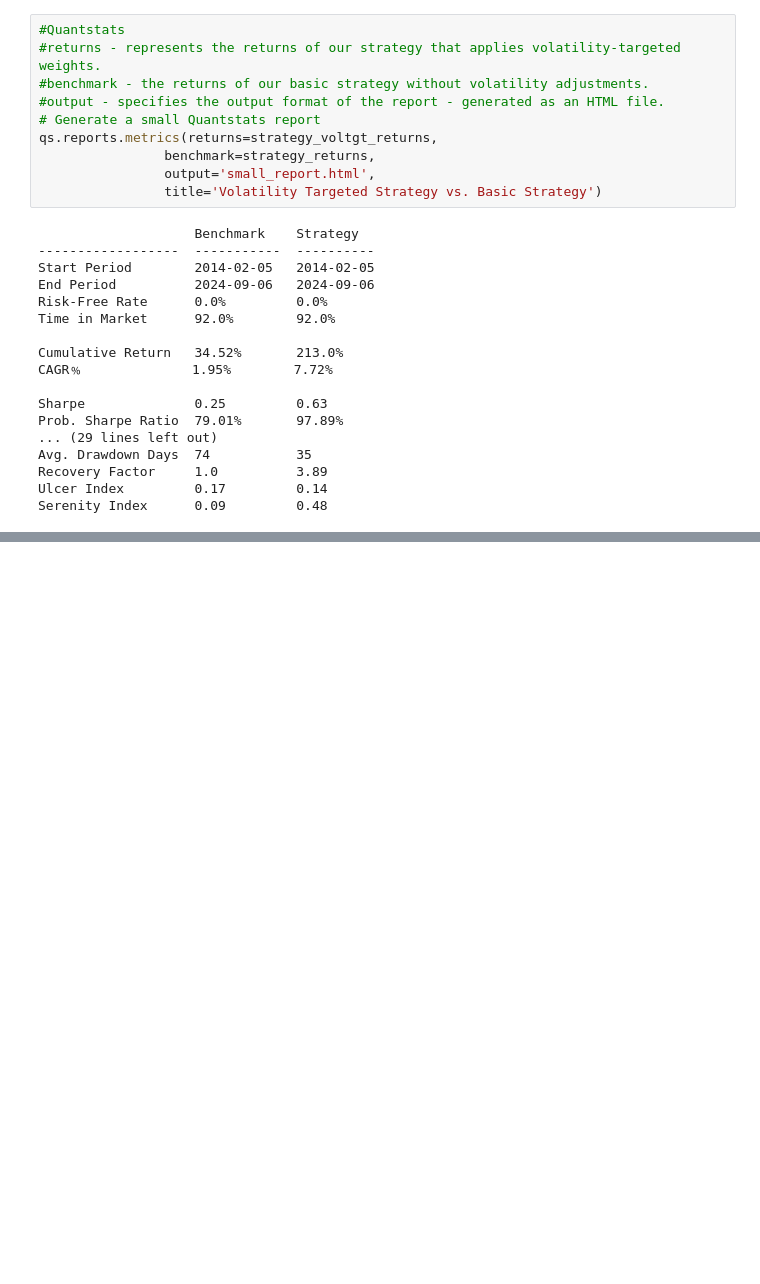
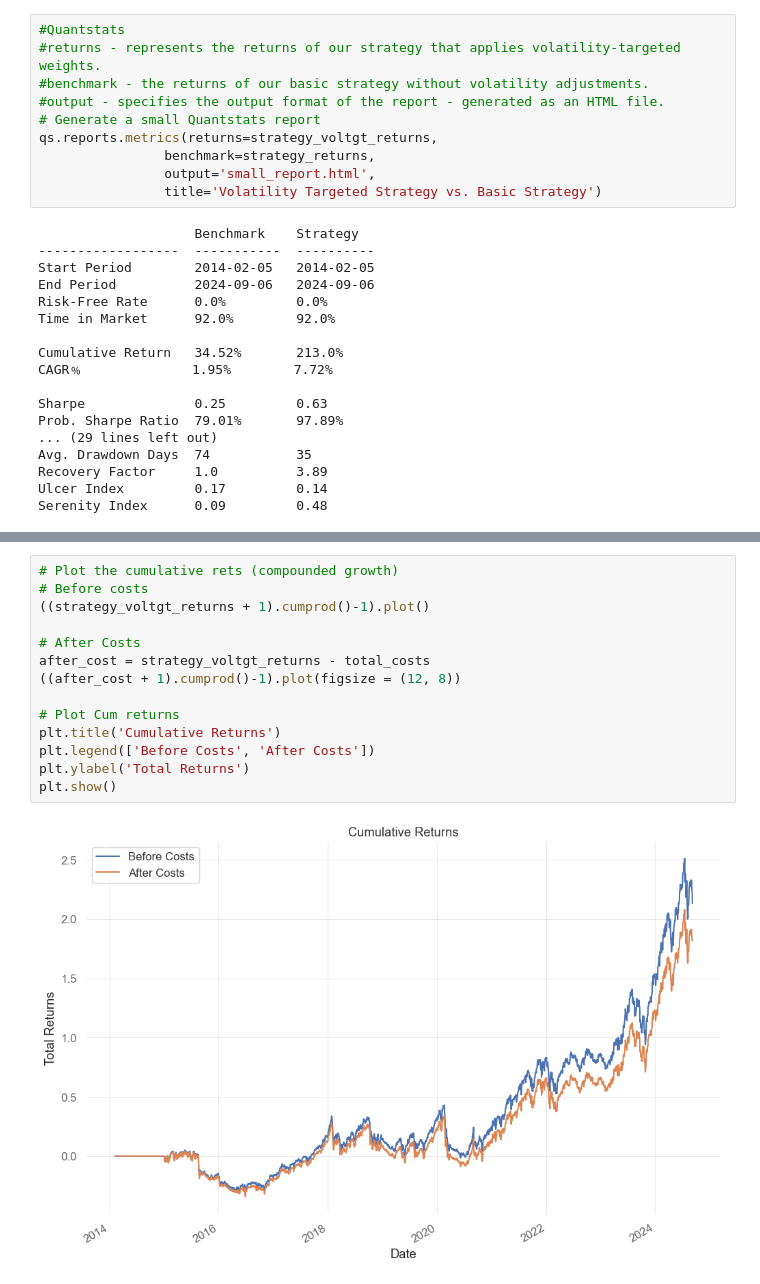
Before and after one commit to eklenks/Code, a Jupyter notebook: Trading_Signals_1.ipynb, the cells around one changed output, grey strips where cells are left out. Cells and saved outputs as stored; diff of their text form; blank space fills up the shorter version.

```diff
--- a/Trading_Signals_1.ipynb
+++ b/Trading_Signals_1.ipynb
@@ -176,0 +199,16 @@ NameError: name 'vol_signal' is not defined
+# %%
+# Plot the cumulative rets (compounded growth)
+# Before costs
+((strategy_voltgt_returns + 1).cumprod()-1).plot()
+
+# After Costs
+after_cost = strategy_voltgt_returns - total_costs
+((after_cost + 1).cumprod()-1).plot(figsize = (12, 8))
+
+# Plot Cum returns
+plt.title('Cumulative Returns')
+plt.legend(['Before Costs', 'After Costs'])
+plt.ylabel('Total Returns')
+plt.show()
+# %% [output]
+[figure, added]
```
Also changed, not shown: parts of 4 cells of this notebook.
